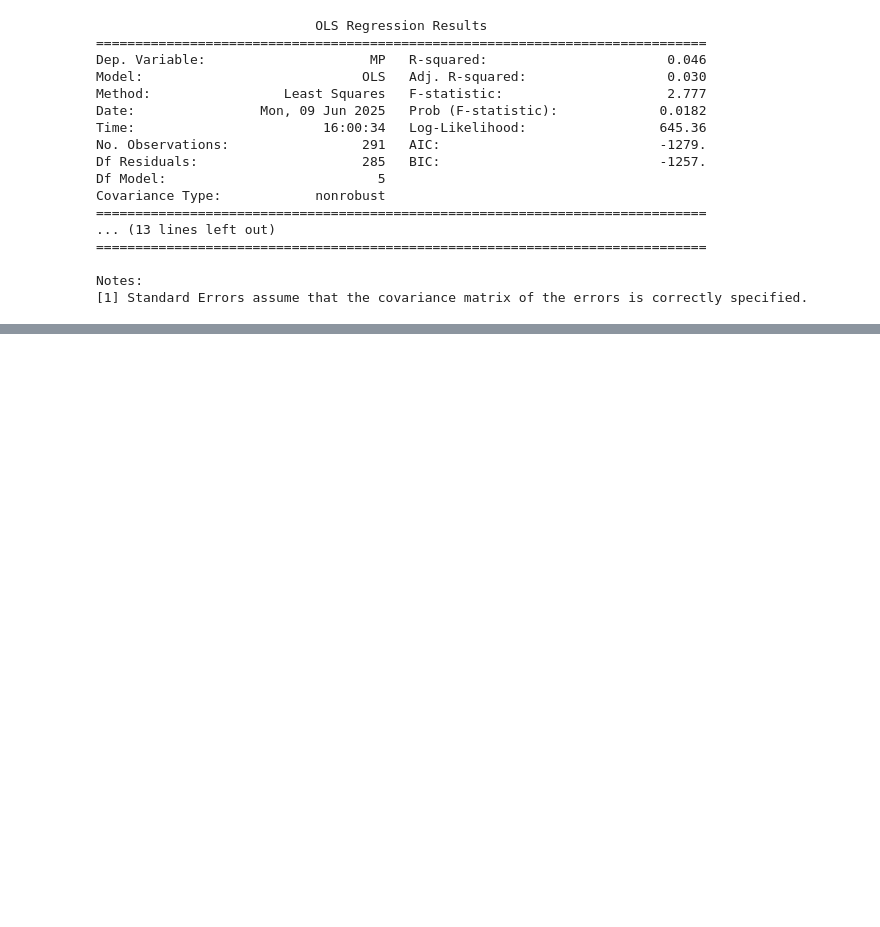
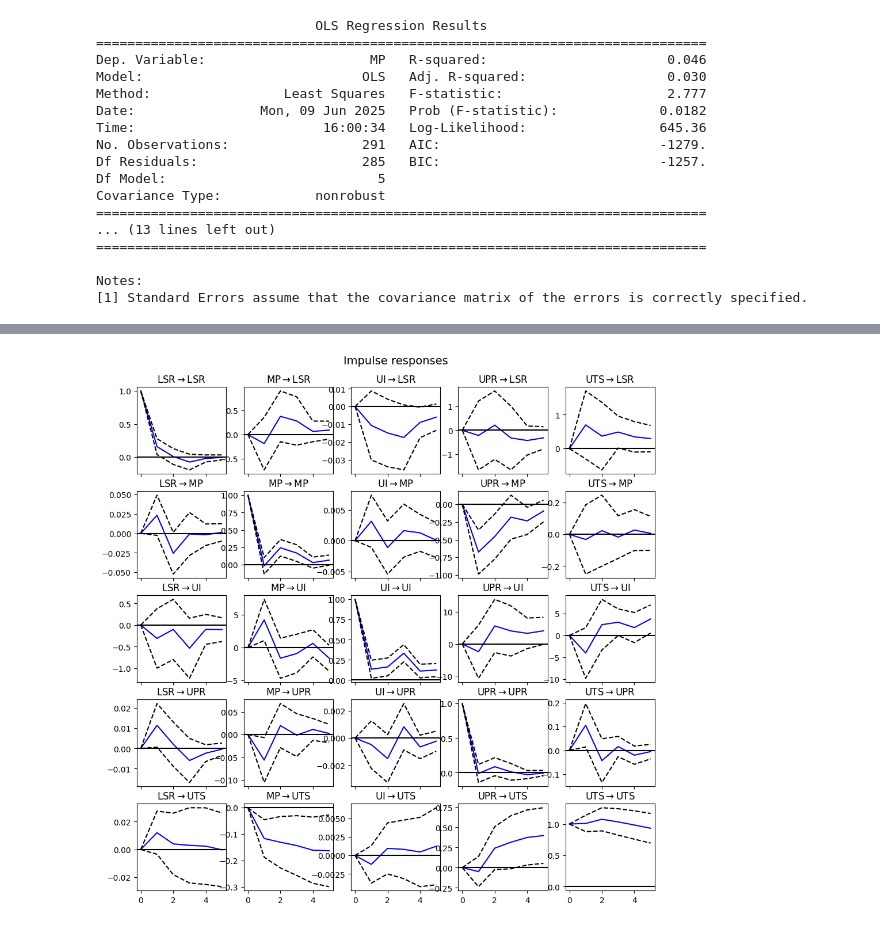
Before and after one commit to justusschenk/valueinvesting, a Jupyter notebook: Regression.ipynb, the cells around one changed output, grey strips where cells are left out. Saved outputs shown, nothing was run; the diff lists cells and outputs as text; code cells hidden in the pictures; blank space fills up the shorter version.

Commit message:
Model diagnostics and quantitative IRF analysis

```diff
--- a/Regression.ipynb
+++ b/Regression.ipynb
@@ -273,7 +328,7 @@ VAR Model where the time series were derived from the paper of Nai-Fu Chen et al
 # %%
 from statsmodels.tsa.api import VAR
 
-VAR_list = [ls_returns, MP, unexpected_inflation, UPR, UTS]
+VAR_list = [ls_returns, MP, unexpected_inflation, UPR.diff(), UTS]
 VAR_list = [squeeze if isinstance(squeeze, pd.Series) else squeeze.squeeze() for squeeze in VAR_list]
 
 for s, name in zip(VAR_list, ['LSR','MP', 'UI', 'UPR', 'UTS']):
@@ -282,8 +337,6 @@ for s, name in zip(VAR_list, ['LSR','MP', 'UI', 'UPR', 'UTS']):
 VAR_data = pd.concat(VAR_list, axis=1, join="inner").dropna()
 
 model = VAR(VAR_data)
-results = model.fit(2)
-#results.summary()
-irf = results.irf(10)
-irf.plot(orth=False)
+results = model.fit(maxlags=8, ic='aic')
+print(results.summary())
 # %% [output]
@@ -291,0 +360,56 @@ irf.plot(orth=False)
+# %%
+#Impulse Response Function
+irf = results.irf(5)
+irf.plot(orth=False)
+
+"""
+    def get_irf_summary(irf, impulse, response):
+    imp_idx = irf.model.names.index(impulse)
+    resp_idx = irf.model.names.index(response)
+
+    df = pd.DataFrame({
+        "Period": range(irf.irfs.shape[0]),
+        "IRF": irf.irfs[:, resp_idx, imp_idx]
+    })
+    return df
+
+    irf_mp = get_irf_summary(irf, 'MP', 'LSR')
+    print(irf_mp)
+"""
+def collect_all_irfs(irf_obj, alpha=0.05):
+    """
+    Collect IRFs and Monte Carlo confidence intervals for all impulse-response pairs.
+
+    Parameters:
+        irf_obj : statsmodels VAR IRAnalysis object
+        alpha : significance level (e.g., 0.05 for 95% CI)
+
+    Returns:
+        pd.DataFrame with IRF values and CIs
+    """
+    # Use alpha as a positional argument
+    lower, upper = irf_obj.errband_mc(alpha, repl=1000)
+
+    variables = irf_obj.model.names
+    horizon = irf_obj.irfs.shape[0]
+
+    rows = []
+    for imp_idx, impulse in enumerate(variables):
+        for resp_idx, response in enumerate(variables):
+            for t in range(horizon):
+                rows.append({
+                    'Impulse': impulse,
+                    'Response': response,
+                    'Period': t,
+                    'IRF': irf_obj.irfs[t, resp_idx, imp_idx],
+                    'Lower 95%': lower[t, resp_idx, imp_idx],
+                    'Upper 95%': upper[t, resp_idx, imp_idx]
+                })
+
+    return pd.DataFrame(rows)
+
+
+
+irf_summary = collect_all_irfs(irf)
+print(irf_summary[irf_summary["Response"] == 'LSR'])
+# %% [output]
@@ -292,2 +433,3 @@ irf.plot(orth=False)
+[figure, added]
 # %%
 #Model diagnostics
```
Also changed, not shown: parts of 7 cells of this notebook.
